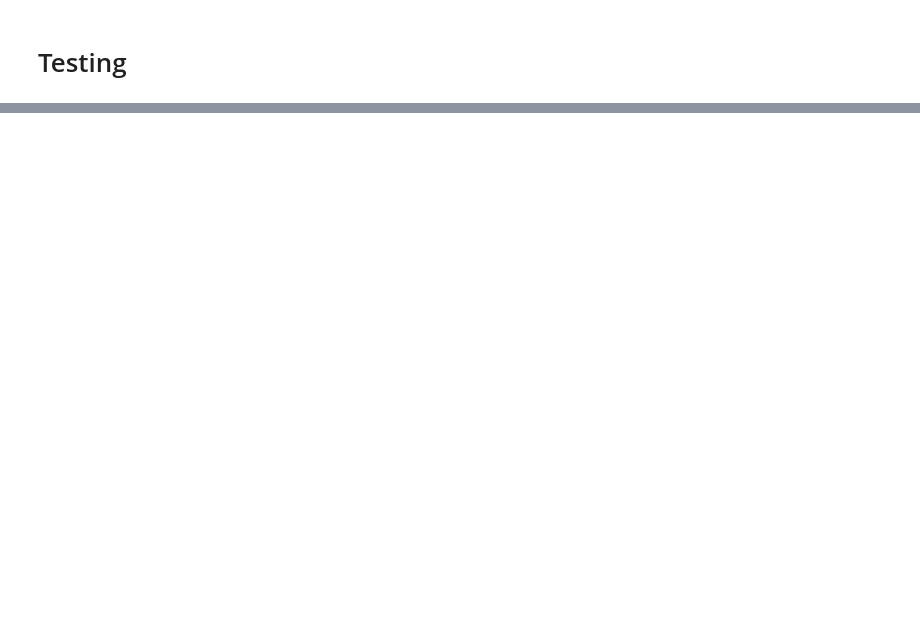
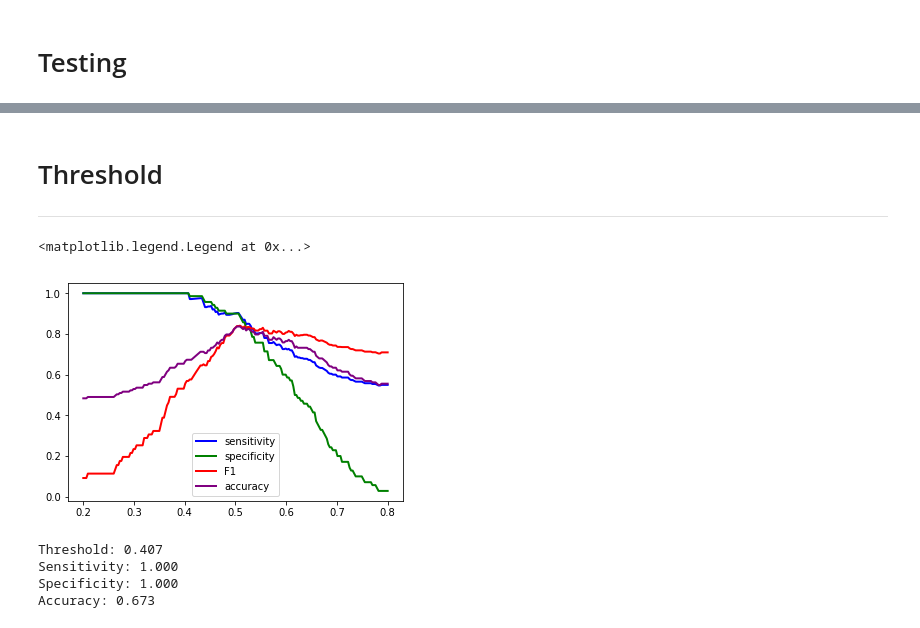
Before and after one commit to semperstew/faceid, a Jupyter notebook: faceid_pytorch.ipynb, the cells around one changed output, grey strips where cells are left out. Saved outputs shown, nothing was run; the diff lists cells and outputs as text; code cells hidden in the pictures; blank space fills up the shorter version.

```diff
--- a/faceid_pytorch.ipynb
+++ b/faceid_pytorch.ipynb
@@ -243,0 +262,40 @@ for i in range(10):
+# %% [markdown]
+# Threshold
+---
+# %%
+test_dataset = dset.ImageFolder(root=Config.test_dir)
+faceid_dataset = FaceIdDataset(imageFolderDataset=test_dataset,
+                               transform=transforms.Compose([transforms.ToTensor()]))
+
+test_dataloader = DataLoader(faceid_dataset, num_workers=6, batch_size=1, shuffle=False)
+dataiter = iter(test_dataloader)
+# %%
+sensitivity = []
+specificity = []
+f1 = []
+accuracy = []
+y_true = np.array([])
+distances = np.array([])
+# %%
+for x0, x1, label in dataiter:
+    y_true = np.append(y_true, label.item())
+    output0, output1 = nnet(Variable(x0.float()).cuda(), Variable(x1.float()).cuda())
+    l2_norm = F.pairwise_distance(output0, output1)
+    distances = np.append(distances, l2_norm.item())
+# %%
+thresholds = np.linspace(0.2,0.8,201)
+for thresh in thresholds:
+    y_pred = (distances > thresh).astype(float)
+    sensitivity.append(precision_score(y_true, y_pred, pos_label=0))
+    specificity.append(recall_score(y_true, y_pred, pos_label=1))
+    f1.append(f1_score(y_true, y_pred, pos_label=0))
+    accuracy.append(accuracy_score(y_true, y_pred))
+# %%
+plt.plot(thresholds, sensitivity, marker='', color='blue', linewidth=2, label='sensitivity')
+plt.plot(thresholds, specificity, marker='', color='green', linewidth=2, label='specificity')
+plt.plot(thresholds, f1, marker='', color='red', linewidth=2, label='F1')
+plt.plot(thresholds, accuracy, marker='', color='purple', linewidth=2, label='accuracy')
+plt.legend()
+# %% [output]
+<matplotlib.legend.Legend at 0x...>
+[figure, added]
@@ -243,0 +305,10 @@ for i in range(10):
+# %%
+print("Threshold: {:.3f}\nSensitivity: {:.3f}\nSpecificity: {:.3f}\nAccuracy: {:.3f}".format(thresholds[idx],
+                                                                                             sensitivity[idx],
+                                                                                             specificity[idx],
+                                                                                             accuracy[idx]))
+# %% [output]
+Threshold: 0.407
+Sensitivity: 1.000
+Specificity: 1.000
+Accuracy: 0.673
```
Also changed, not shown: parts of 14 cells of this notebook, 1 other file.
